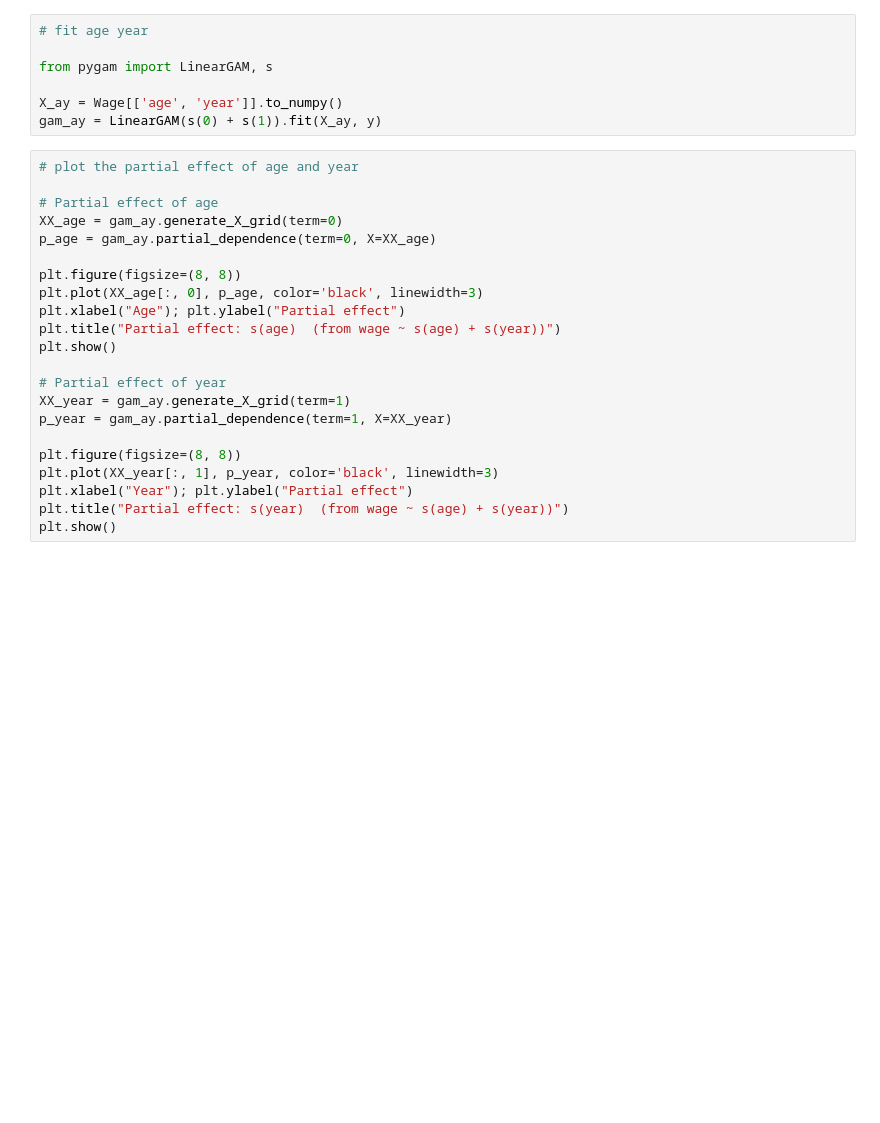
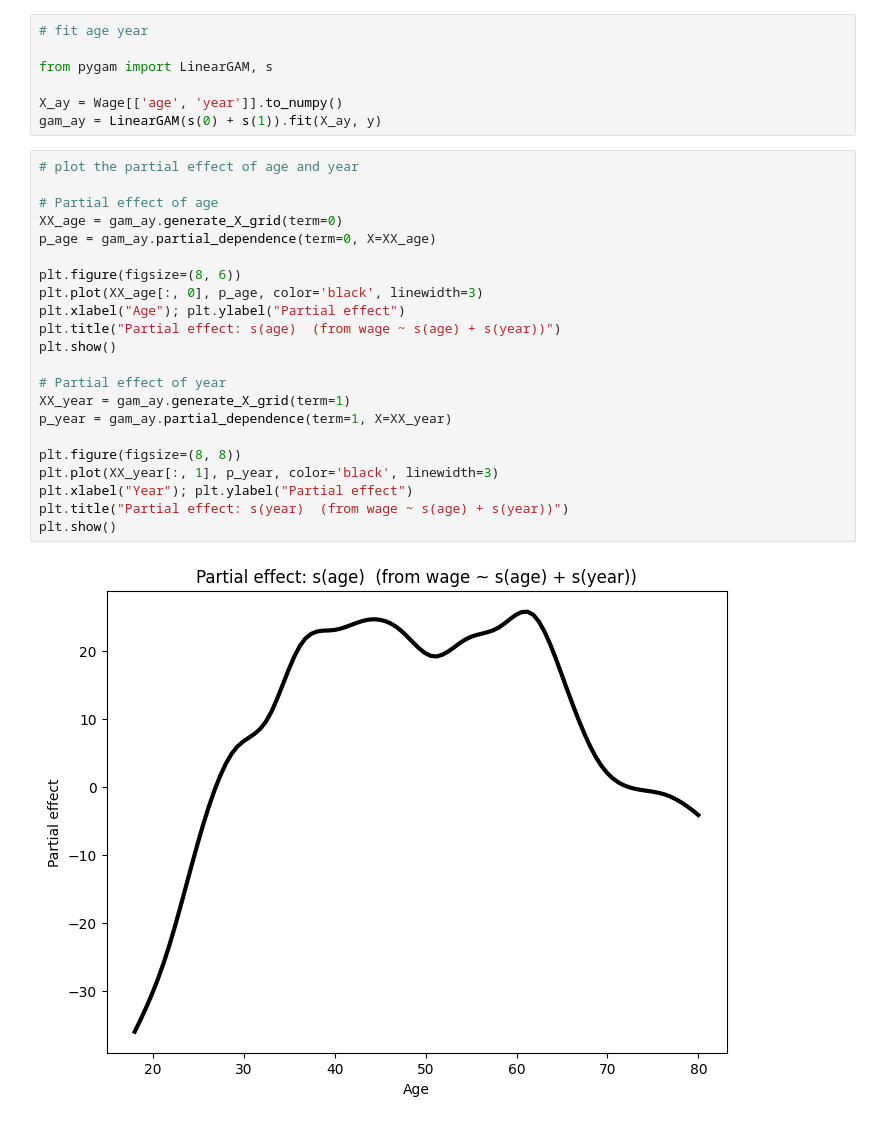
Before and after one commit to AdaptiveMesh/GAM_intro, a Jupyter notebook: gam_prep.ipynb, the cells around one changed output. Saved outputs shown, nothing was run; the diff lists cells and outputs as text; blank space fills up the shorter version.

```diff
--- a/gam_prep.ipynb
+++ b/gam_prep.ipynb
@@ -136,22 +148,24 @@ gam_ay = LinearGAM(s(0) + s(1)).fit(X_ay, y)
 # %%
 # plot the partial effect of age and year
 
 # Partial effect of age
 XX_age = gam_ay.generate_X_grid(term=0)
 p_age = gam_ay.partial_dependence(term=0, X=XX_age)
 
-plt.figure(figsize=(8, 8))
+plt.figure(figsize=(8, 6))
 plt.plot(XX_age[:, 0], p_age, color='black', linewidth=3)
 plt.xlabel("Age"); plt.ylabel("Partial effect")
 plt.title("Partial effect: s(age)  (from wage ~ s(age) + s(year))")
 plt.show()
 
 # Partial effect of year
 XX_year = gam_ay.generate_X_grid(term=1)
 p_year = gam_ay.partial_dependence(term=1, X=XX_year)
 
 plt.figure(figsize=(8, 8))
 plt.plot(XX_year[:, 1], p_year, color='black', linewidth=3)
 plt.xlabel("Year"); plt.ylabel("Partial effect")
 plt.title("Partial effect: s(year)  (from wage ~ s(age) + s(year))")
 plt.show()
+# %% [output]
+[figure, added]
```
Also changed, not shown: parts of 12 cells of this notebook.
